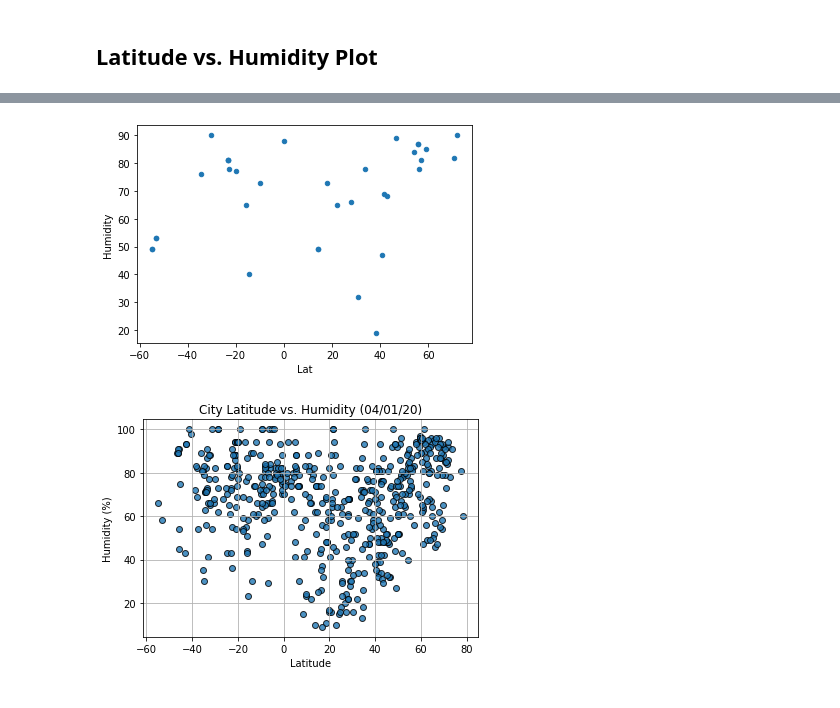
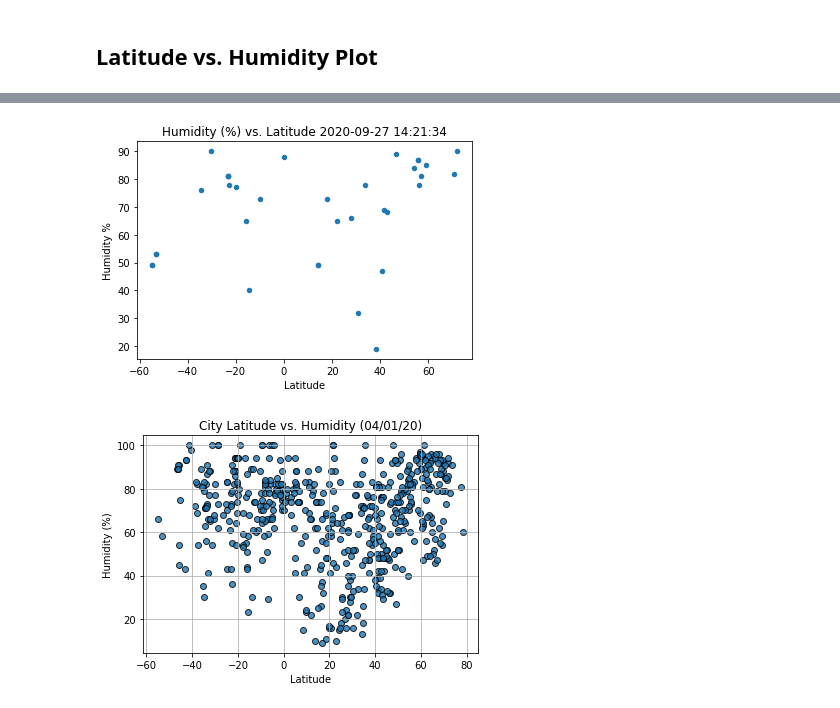
Before and after one commit to rarconaut/python-api-challenge, a Jupyter notebook: WeatherPy/WeatherPy.ipynb, the cells around one changed output, grey strips where cells are left out. Drawn from its saved outputs; the diff is of its cells as text; code cells hidden in the pictures.

```diff
--- a/WeatherPy/WeatherPy.ipynb
+++ b/WeatherPy/WeatherPy.ipynb
@@ -330,4 +335,8 @@ clean_city_data.plot.scatter(x='Lat', y='Max Temp', c='Humidity', s=50)
 ## Latitude vs. Humidity Plot
 # %%
 clean_city_data.plot.scatter(x='Lat', y='Humidity')
+# Label plot
+plt.xlabel('Latitude')
+plt.ylabel('Humidity %')
+plt.title(f'Humidity (%) vs. Latitude {date}')
 # %% [output]
@@ -335,4 +344,4 @@ clean_city_data.plot.scatter(x='Lat', y='Humidity')
-[figure, old version]
+[figure, new version]
 # %%
 # %% [output]
 [figure]
```
Also changed, not shown: parts of 16 cells of this notebook.
